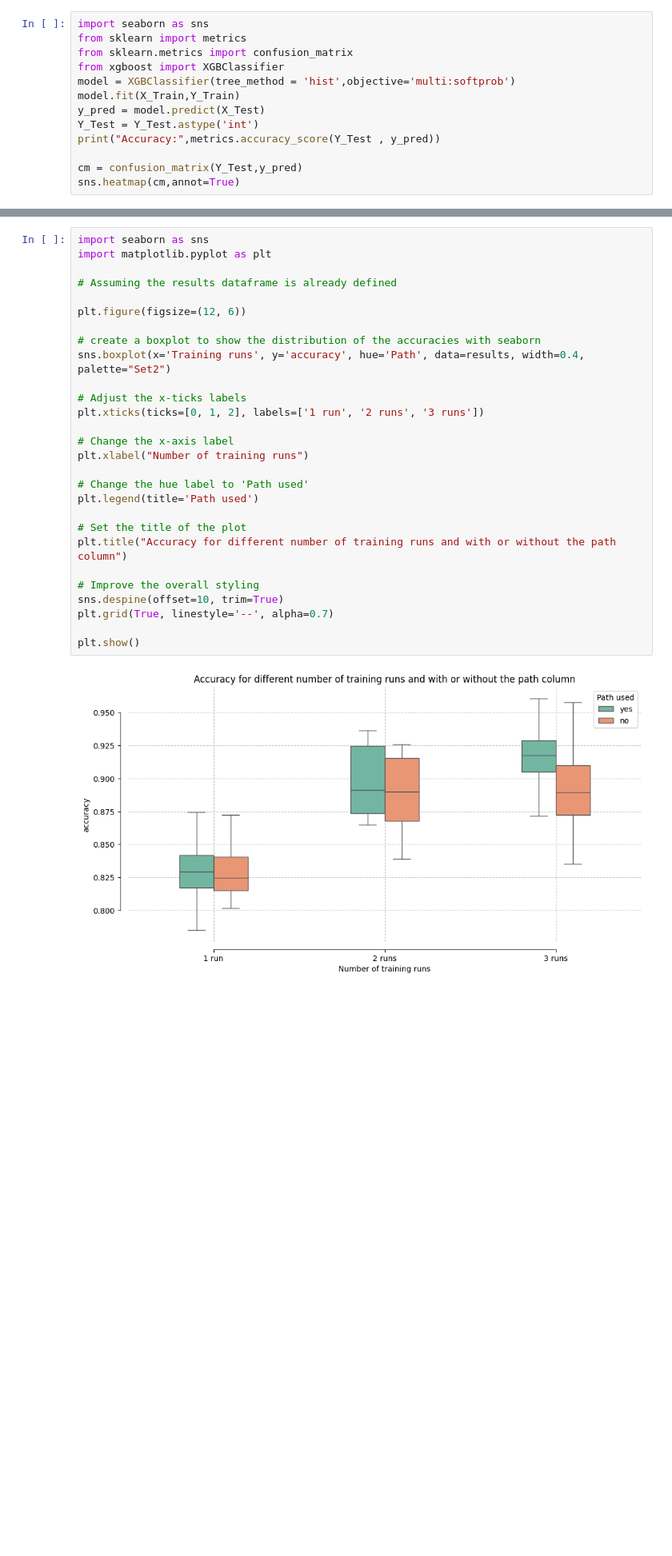
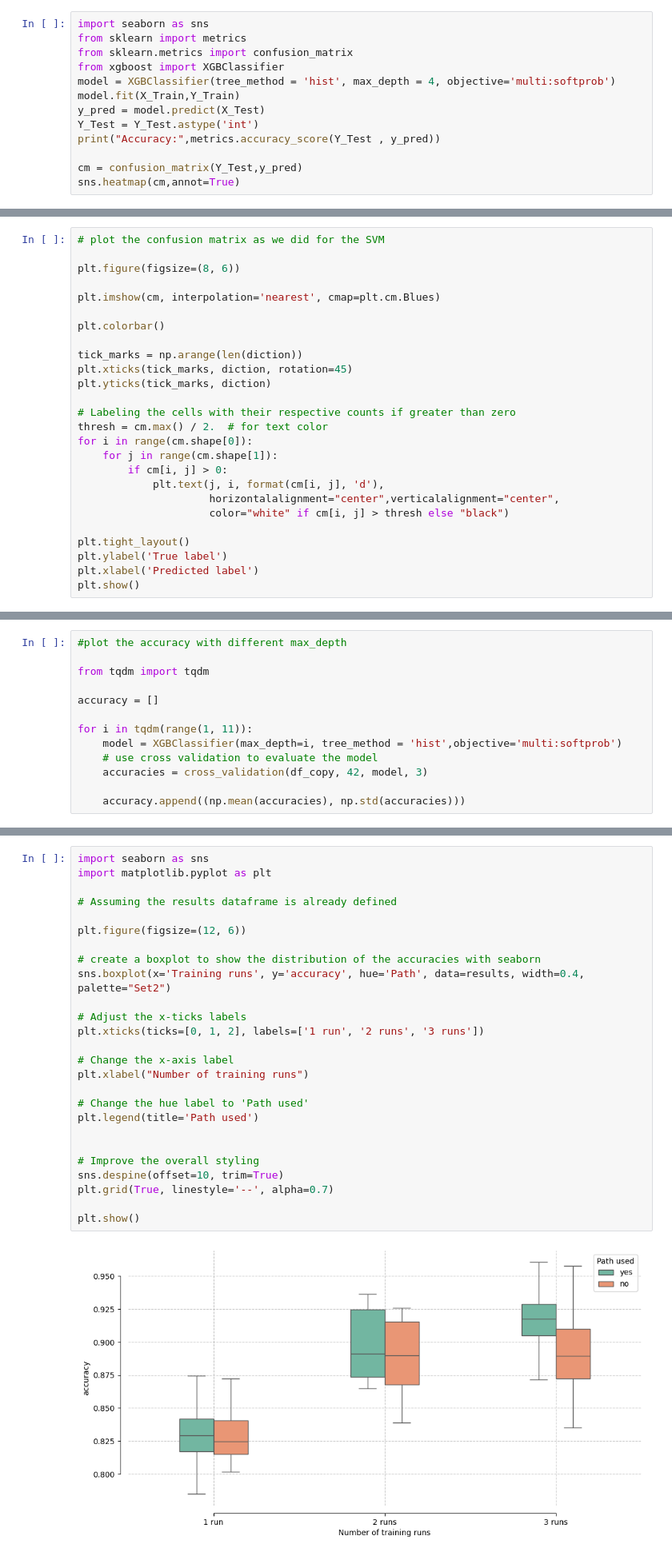
Before and after one commit to michelexyz/ML4QS-bike-user-recognition, a Jupyter notebook: train_Models.ipynb, the cells around one changed output, grey strips where cells are left out. Shown at 80% size. Cells and saved outputs as stored; diff of their text form; blank space fills up the shorter version.

```diff
--- a/train_Models.ipynb
+++ b/train_Models.ipynb
@@ -220,7 +253,7 @@ import seaborn as sns
 from sklearn import metrics
 from sklearn.metrics import confusion_matrix
 from xgboost import XGBClassifier
-model = XGBClassifier(tree_method = 'hist',objective='multi:softprob')
+model = XGBClassifier(tree_method = 'hist', max_depth = 4, objective='multi:softprob')
 model.fit(X_Train,Y_Train)
 y_pred = model.predict(X_Test)
 Y_Test = Y_Test.astype('int')
@@ -232,3 +265,29 @@ sns.heatmap(cm,annot=True)
 Accuracy: 0.9163763066202091
 <Axes: >
 [figure]
+# %%
+# plot the confusion matrix as we did for the SVM
+
+plt.figure(figsize=(8, 6))
+
+plt.imshow(cm, interpolation='nearest', cmap=plt.cm.Blues)
+
+plt.colorbar()
+
+tick_marks = np.arange(len(diction))
+plt.xticks(tick_marks, diction, rotation=45)
+plt.yticks(tick_marks, diction)
+
+# Labeling the cells with their respective counts if greater than zero
+thresh = cm.max() / 2.  # for text color
+for i in range(cm.shape[0]):
+    for j in range(cm.shape[1]):
+        if cm[i, j] > 0:
+            plt.text(j, i, format(cm[i, j], 'd'),
+                     horizontalalignment="center",verticalalignment="center",
+                     color="white" if cm[i, j] > thresh else "black")
+
+plt.tight_layout()
+plt.ylabel('True label')
+plt.xlabel('Predicted label')
+plt.show()
@@ -234,0 +298,13 @@ Accuracy: 0.9163763066202091
+# %%
+#plot the accuracy with different max_depth
+
+from tqdm import tqdm
+
+accuracy = []
+
+for i in tqdm(range(1, 11)):
+    model = XGBClassifier(max_depth=i, tree_method = 'hist',objective='multi:softprob')
+    # use cross validation to evaluate the model
+    accuracies = cross_validation(df_copy, 42, model, 3)
+
+    accuracy.append((np.mean(accuracies), np.std(accuracies)))
@@ -439,30 +544,28 @@ The combinations: [(1, 2, 3), (1, 2, 4), (1, 3, 4), (2, 3, 4)]
 # %%
 import seaborn as sns
 import matplotlib.pyplot as plt
 
 # Assuming the results dataframe is already defined
 
 plt.figure(figsize=(12, 6))
 
 # create a boxplot to show the distribution of the accuracies with seaborn
 sns.boxplot(x='Training runs', y='accuracy', hue='Path', data=results, width=0.4, palette="Set2")
 
 # Adjust the x-ticks labels
 plt.xticks(ticks=[0, 1, 2], labels=['1 run', '2 runs', '3 runs'])
 
 # Change the x-axis label
 plt.xlabel("Number of training runs")
 
 # Change the hue label to 'Path used'
 plt.legend(title='Path used')
 
-# Set the title of the plot
-plt.title("Accuracy for different number of training runs and with or without the path column")
 
 # Improve the overall styling
 sns.despine(offset=10, trim=True)
 plt.grid(True, linestyle='--', alpha=0.7)
 
 plt.show()
 # %% [output]
-[figure, old version]
+[figure, new version]
```
Also changed, not shown: parts of 6 cells of this notebook.
